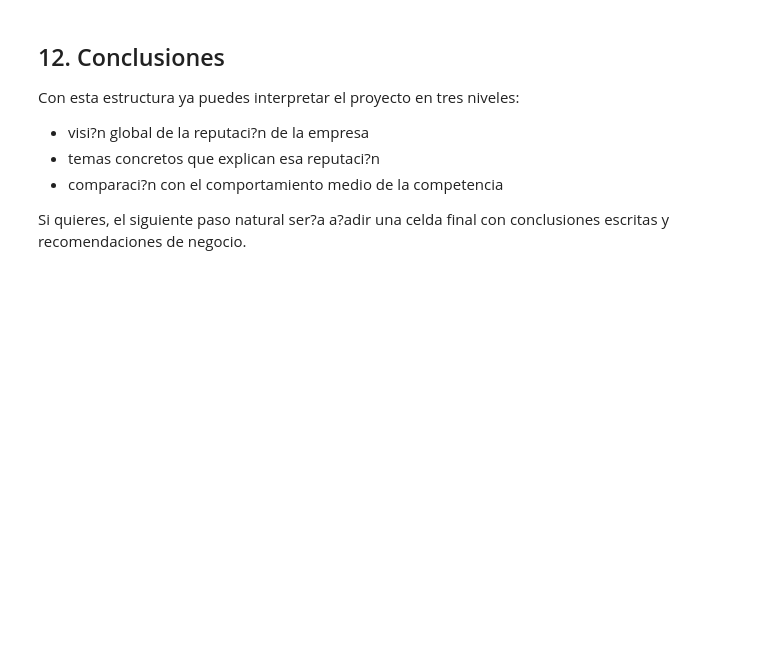
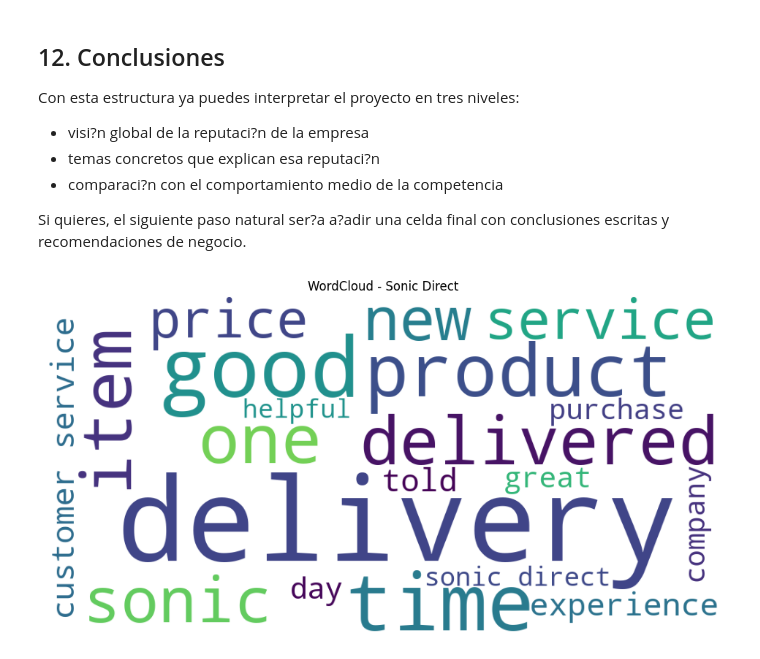
Before and after one commit to OscarFdz24/Proyecto_DeepLearning_NLP_Oscar_Fernandez, a Jupyter notebook: Review_NLP.ipynb, the cells around one changed output. Drawn from its saved outputs; the diff is of its cells as text; code cells hidden in the pictures; blank space fills up the shorter version.

```diff
--- a/Review_NLP.ipynb
+++ b/Review_NLP.ipynb
@@ -432,3 +445,15 @@ Con esta estructura ya puedes interpretar el proyecto en tres niveles:
 - comparaci?n con el comportamiento medio de la competencia
 
 Si quieres, el siguiente paso natural ser?a a?adir una celda final con conclusiones escritas y recomendaciones de negocio.
+# %%
+texto_empresa = " ".join(df_empresa["text"])
+
+wc = WordCloud(width=1000, height=500, background_color="white", max_words=20).generate(texto_empresa)
+
+plt.figure(figsize=(12, 6))
+plt.imshow(wc)
+plt.axis("off")
+plt.title("WordCloud - Sonic Direct")
+plt.show()
+# %% [output]
+[figure, added]
```
Also changed, not shown: parts of 19 cells of this notebook.
